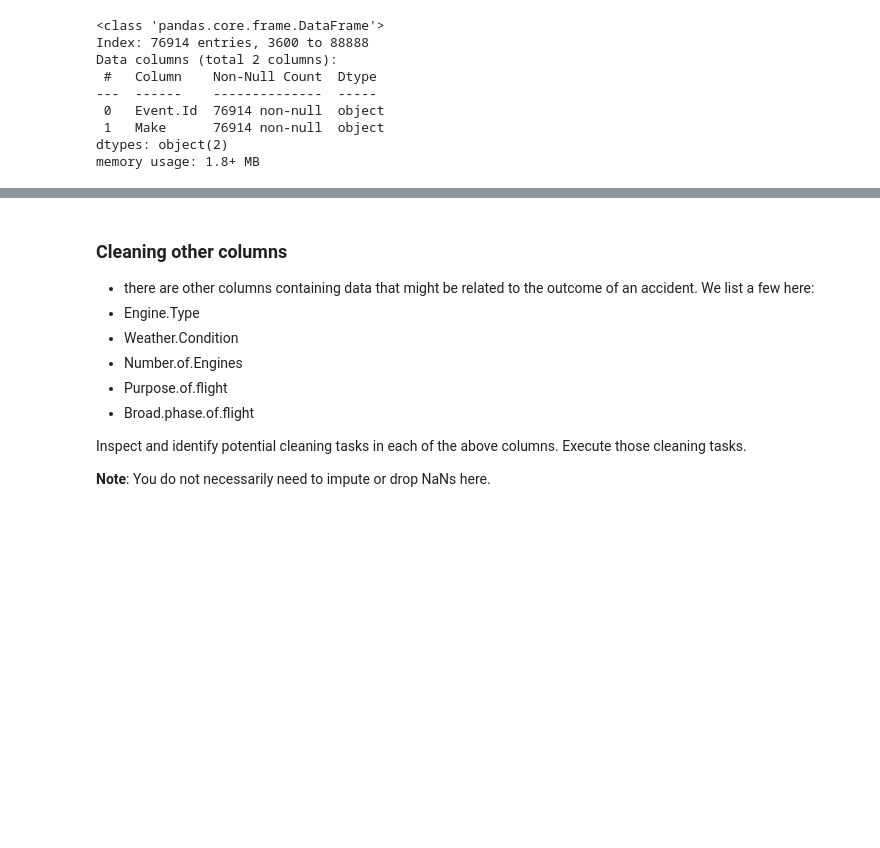
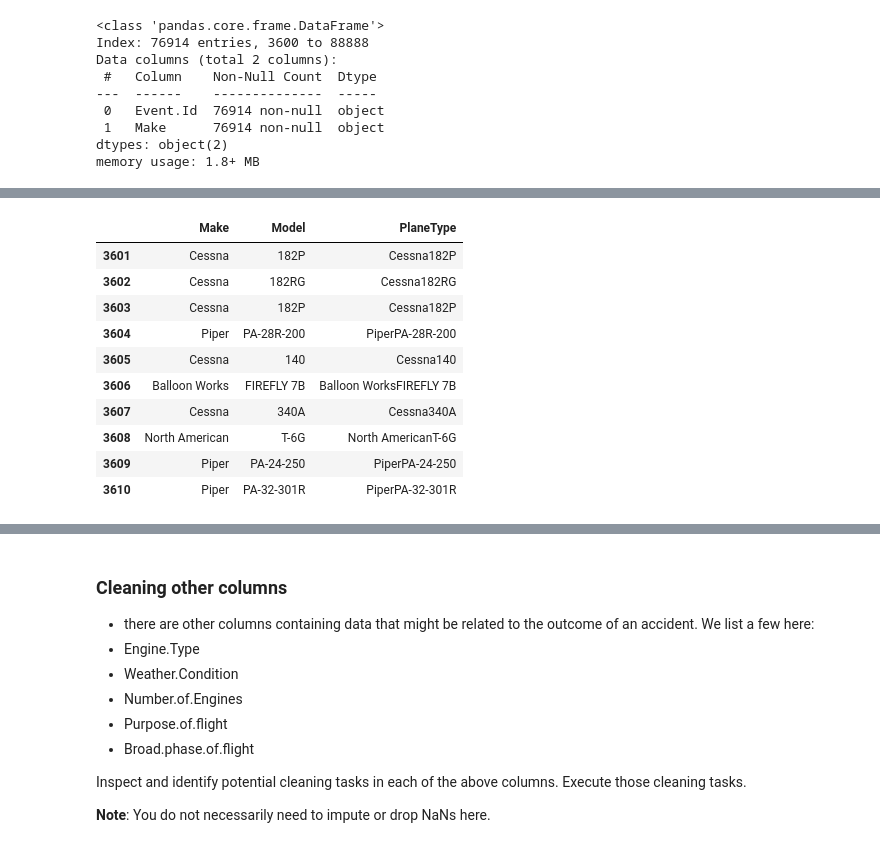
Before and after one commit to alpogi2dmax/dsc-course0-m8-lab, a Jupyter notebook: Aviation_Accidents_Cleaning.ipynb, the cells around one changed output, grey strips where cells are left out. Saved outputs shown, nothing was run; the diff lists cells and outputs as text; code cells hidden in the pictures; blank space fills up the shorter version.

```diff
--- a/Aviation_Accidents_Cleaning.ipynb
+++ b/Aviation_Accidents_Cleaning.ipynb
@@ -393,5 +393,6 @@ memory usage: 1.8+ MB
 # Filter to makes with at least 50 occurences
 make_counts = aviation_filtered_df['Make'].value_counts()
 valid_makes = make_counts[make_counts >= 50].index
-print(valid_makes)
+aviation_filtered_make_df = aviation_filtered_df[aviation_filtered_df['Make'].isin(valid_makes)].copy()
+aviation_filtered_make_df['Make'].value_counts()
 # %% [output]
@@ -414,0 +459,15 @@ Index(['Cessna', 'Piper', 'Beech', 'Boeing', 'Bell', 'Mooney', 'Robinson',
+# %%
+make_mapping_update = {
+    "Mcdonnell Douglas": "McDonnell Douglas",
+    "Grumman-Schweizer": "Grumman",
+    "Grumman Acft Eng Cor-Schweizer": "Grumman",
+    "Aviat Aircraft Inc": "Aviat",
+    "Bombardier Inc": "Bombardier",
+    "Smith, Ted Aerostar": "Aerostar",
+    "Flight Design Gmbh": "Flight Design",
+    "Let": "Let Aircraft"
+}
+
+aviation_filtered_make_df['Make'] = aviation_filtered_make_df['Make'].replace(make_mapping_update)
+
+aviation_filtered_make_df['Make'].sort_values().unique()
@@ -414,0 +519,5 @@ Index(['Cessna', 'Piper', 'Beech', 'Boeing', 'Bell', 'Mooney', 'Robinson',
+# %%
+# Drop rows where Model is NaN (only 22)
+aviation_filtered_make_df = aviation_filtered_make_df.dropna(subset=['Model'])
+
+aviation_filtered_make_df['Model'].isna().sum()
@@ -414,0 +568,20 @@ Index(['Cessna', 'Piper', 'Beech', 'Boeing', 'Bell', 'Mooney', 'Robinson',
+# %%
+# Create unique identified for plate type.
+# Combined Make + Model to create a unique plane type.
+aviation_filtered_make_df['PlaneType'] = (
+    aviation_filtered_make_df['Make'] + aviation_filtered_make_df['Model']
+)
+
+aviation_filtered_make_df[['Make', 'Model', 'PlaneType']].head(10)
+# %% [output]
+|  | Make | Model | PlaneType |
+| 3601 | Cessna | 182P | Cessna182P |
+| 3602 | Cessna | 182RG | Cessna182RG |
+| 3603 | Cessna | 182P | Cessna182P |
+| 3604 | Piper | PA-28R-200 | PiperPA-28R-200 |
+| 3605 | Cessna | 140 | Cessna140 |
+| 3606 | Balloon Works | FIREFLY 7B | Balloon WorksFIREFLY 7B |
+| 3607 | Cessna | 340A | Cessna340A |
+| 3608 | North American | T-6G | North AmericanT-6G |
+| 3609 | Piper | PA-24-250 | PiperPA-24-250 |
+| 3610 | Piper | PA-32-301R | PiperPA-32-301R |
```
Also changed, not shown: parts of 29 cells of this notebook, 2 other files.
